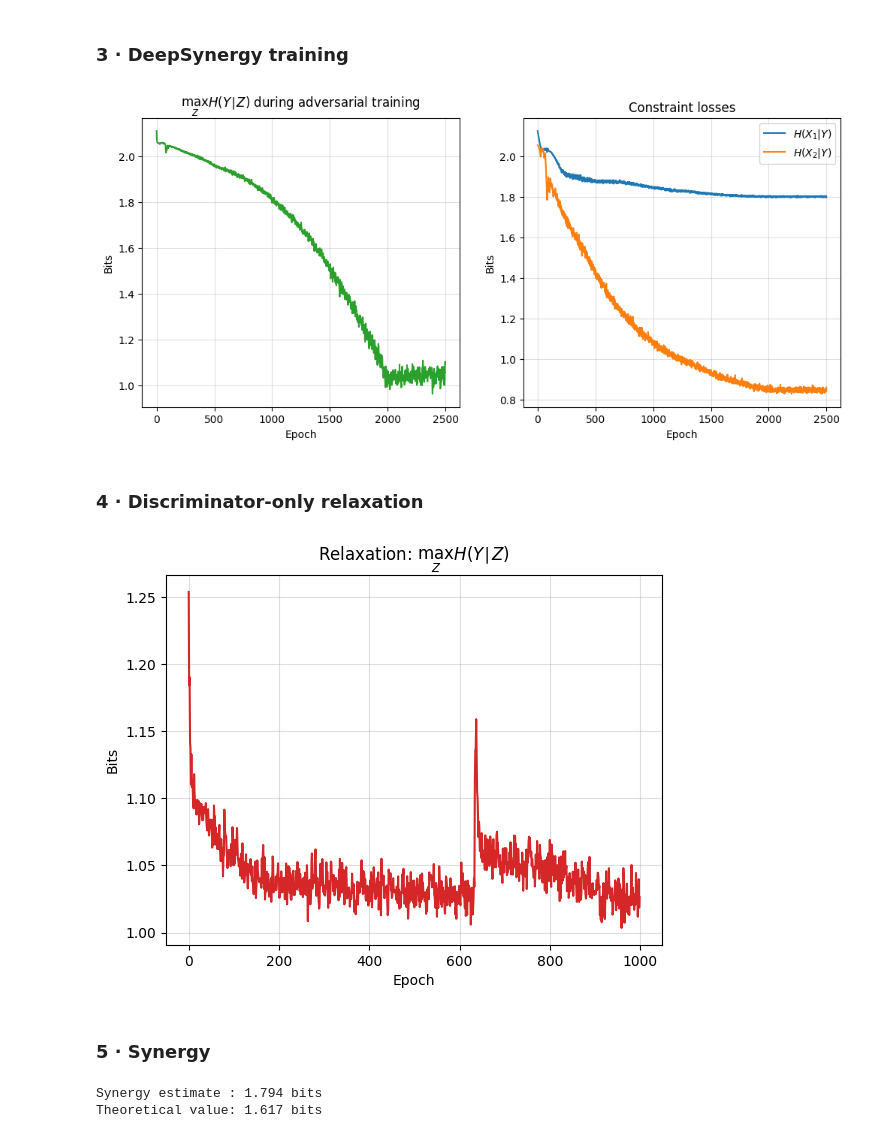
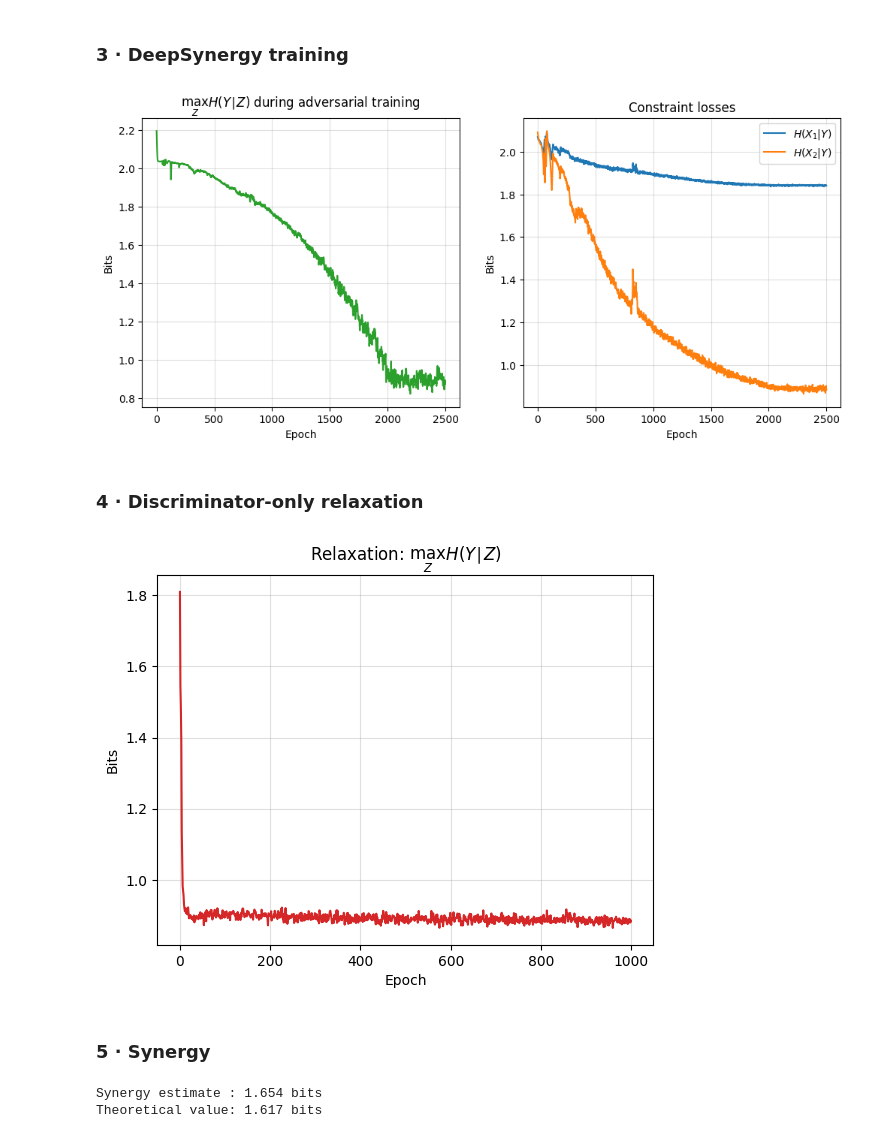
Before and after one commit to DavideNuzzi/DeepSynergy, a Jupyter notebook: examples/example_gaussian_system.ipynb, the cells around one changed output. Saved outputs shown, nothing was run; the diff lists cells and outputs as text; code cells hidden in the pictures.

```diff
--- a/examples/example_gaussian_system.ipynb
+++ b/examples/example_gaussian_system.ipynb
@@ -198,12 +193,16 @@ H(X₂|Y) theory : 0.849 bits ; decoder : 0.824
 # %%
 latent_dim = 2
 
-encoder = nn.Sequential(
-    nn.Linear(1, 8), nn.ReLU(),
-    nn.Linear(8, 16), nn.ReLU(),
-    layers.GaussianLinear(16, latent_dim),
-    nn.Linear(latent_dim, 8), nn.ReLU(),
-    nn.Linear(8, latent_dim),
+encoder = encoders.GaussianEncoder(
+    nn.Sequential(
+        nn.Linear(1, 8), nn.ReLU(),
+        nn.Linear(8, 16), nn.ReLU(),
+    ),
+    latent_dim=latent_dim,
+    layers_post=nn.Sequential(
+        nn.Linear(latent_dim, 8), nn.ReLU(),
+        nn.Linear(8, latent_dim),
+    )
 )
 
 disc_y = decoders.GaussianDecoder(
@@ -228,6 +227,7 @@ model = DeepSynergy(
     q_z_given_y = encoder,
     q_y_given_z = disc_y,
     q_x_given_z = gen_x,
+    num_z_samples = 100,
     optimizer   = (torch.optim.Adam, torch.optim.Adam),
     lr          = (1e-3, 1e-3),
 ).to(device)
@@ -245,7 +245,6 @@ train_ds = train_deepsynergy_model(
     beta            = beta_sched,
     alpha           = 5,
     n_critic        = 5,
-    num_z_samples   = 100,
     epochs          = 2_500,
     device          = device,
 )
@@ -262,35 +261,34 @@ plt.plot(train_ds["loss_x_history"][:, 1], label="$H(X_2|Y)$")
 plt.legend(); plt.title("Constraint losses")
 plt.xlabel("Epoch"); plt.ylabel("Bits"); plt.grid(alpha=0.4)
 # %% [output]
-[figure, old version]
+[figure, new version]
 # %% [markdown]
 ### 4 · Discriminator-only relaxation
 # %%
 # fresh optimisers to remove momentum before relaxation
 model.reset_optimizers(optimizer="Adam", lr=1e-2)
 
 relax_ds = relax_deepsynergy_model(
     model         = model,
     dataloader    = dl_y_x,
-    num_z_samples = 200,
     epochs        = 1000,
     device        = device,
 )
 
 plt.figure()
 plt.plot(relax_ds["loss_y_history"], color="tab:red")
 plt.title("Relaxation: $\\max_Z H(Y\\mid Z)$")
 plt.xlabel("Epoch"); plt.ylabel("Bits"); plt.grid(alpha=0.4)
 # %% [output]
-[figure, old version]
+[figure, new version]
 # %% [markdown]
 ### 5 · Synergy
 # %%
-H_Y_given_Z_est = relax_ds["loss_y"]
+H_Y_given_Z_est = relax_ds["loss_y"][0]
 synergy_est     = H_Y_given_Z_est - H_Y_given_X1X2
 
 print(f"Synergy estimate : {synergy_est:.3f} bits")
 print(f"Theoretical value: {synergy:.3f} bits")
 # %% [output]
-Synergy estimate : 1.794 bits
+Synergy estimate : 1.654 bits
 Theoretical value: 1.617 bits
```
Also changed, not shown: parts of 3 cells of this notebook, 11 other files.
